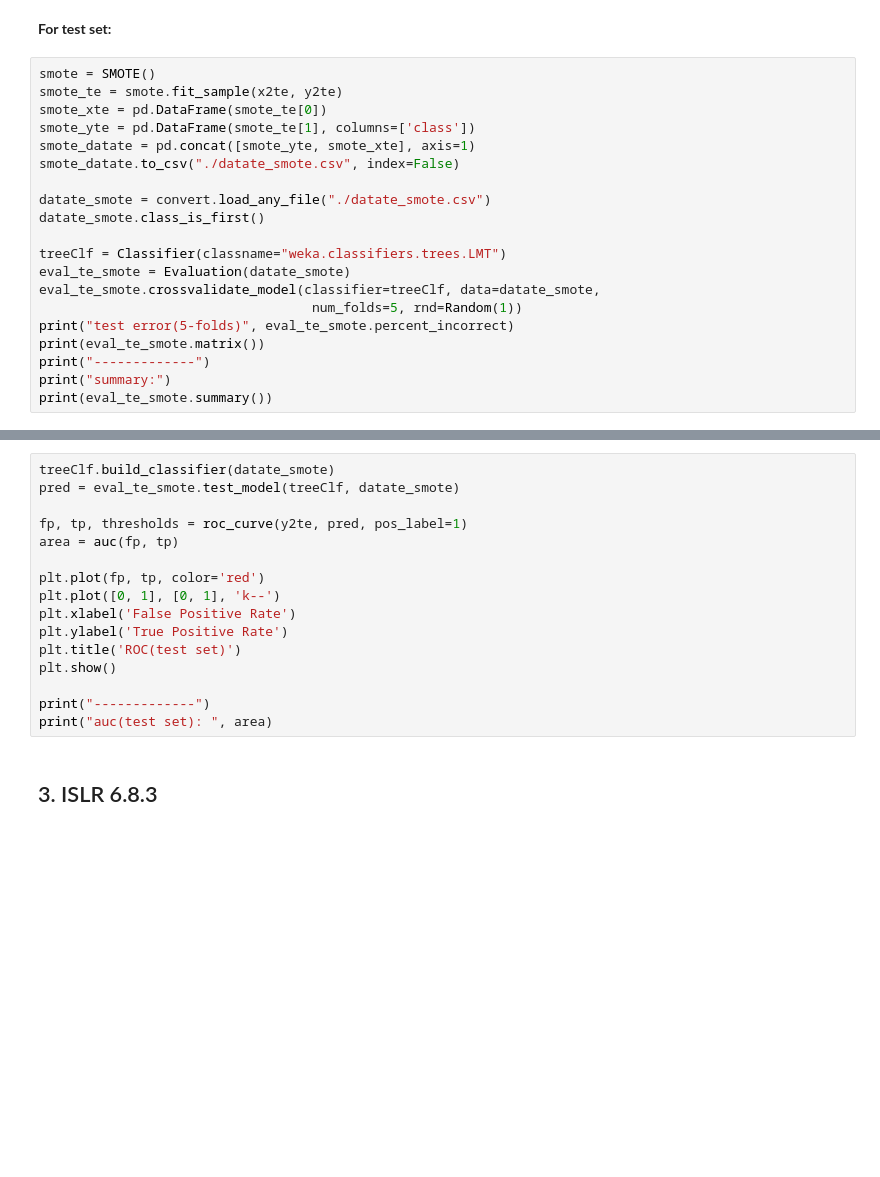
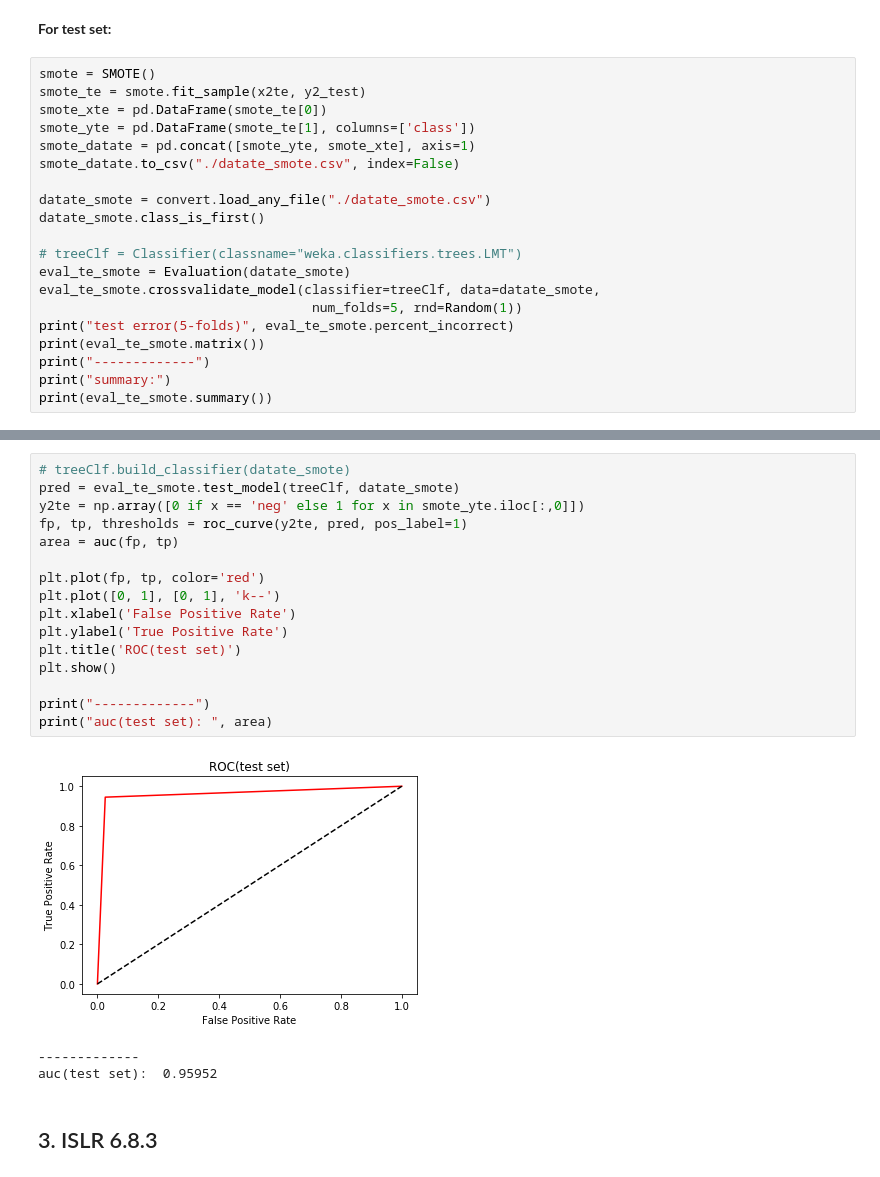
Before and after one commit to destiny301/INF552_hw4, a Jupyter notebook: notebook/TianyiZhang_hw4.ipynb, the cells around one changed output, grey strips where cells are left out. Drawn from its saved outputs; the diff is of its cells as text; blank space fills up the shorter version.

```diff
--- a/notebook/TianyiZhang_hw4.ipynb
+++ b/notebook/TianyiZhang_hw4.ipynb
@@ -853,7 +923,7 @@ print("auc(traning set): ", area)
 **For test set:**
 # %%
 smote = SMOTE()
-smote_te = smote.fit_sample(x2te, y2te)
+smote_te = smote.fit_sample(x2te, y2_test)
 smote_xte = pd.DataFrame(smote_te[0])
 smote_yte = pd.DataFrame(smote_te[1], columns=['class'])
 smote_datate = pd.concat([smote_yte, smote_xte], axis=1)
@@ -862,7 +932,7 @@ smote_datate.to_csv("./datate_smote.csv", index=False)
 datate_smote = convert.load_any_file("./datate_smote.csv")
 datate_smote.class_is_first()
 
-treeClf = Classifier(classname="weka.classifiers.trees.LMT")
+# treeClf = Classifier(classname="weka.classifiers.trees.LMT")
 eval_te_smote = Evaluation(datate_smote)
 eval_te_smote.crossvalidate_model(classifier=treeClf, data=datate_smote,
                                    num_folds=5, rnd=Random(1))
@@ -874,19 +963,23 @@ print(eval_te_smote.summary())
 # %%
-treeClf.build_classifier(datate_smote)
+# treeClf.build_classifier(datate_smote)
 pred = eval_te_smote.test_model(treeClf, datate_smote)
-
+y2te = np.array([0 if x == 'neg' else 1 for x in smote_yte.iloc[:,0]])
 fp, tp, thresholds = roc_curve(y2te, pred, pos_label=1)
 area = auc(fp, tp)
 
 plt.plot(fp, tp, color='red')
 plt.plot([0, 1], [0, 1], 'k--')
 plt.xlabel('False Positive Rate')
 plt.ylabel('True Positive Rate')
 plt.title('ROC(test set)')
 plt.show()
 
 print("-------------")
 print("auc(test set): ", area)
+# %% [output]
+[figure, added]
+-------------
+auc(test set):  0.95952
 # %% [markdown]
 ## 3. ISLR 6.8.3
 # %% [markdown]
```
Also changed, not shown: parts of 17 cells of this notebook.
